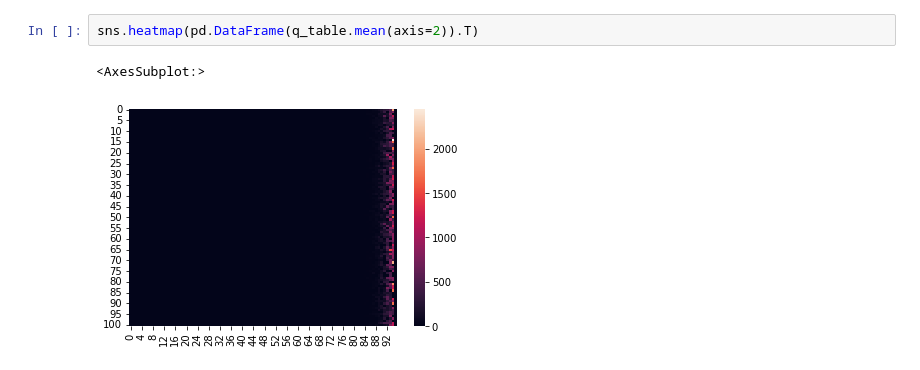
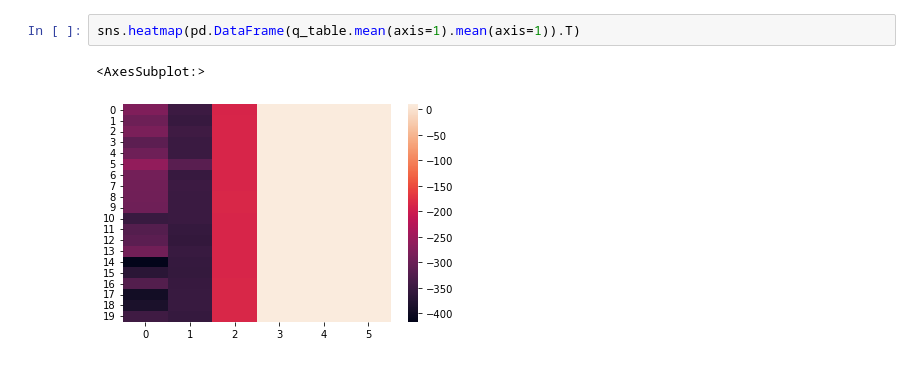
Before and after one commit to larloch10938/ucl_final_project, a Jupyter notebook: reinforcement/test3_gym.ipynb, the cells around one changed output. Cells and saved outputs as stored; diff of their text form.

```diff
--- a/reinforcement/test3_gym.ipynb
+++ b/reinforcement/test3_gym.ipynb
@@ -160,5 +242,5 @@ pd.DataFrame(q_table.mean(axis=1))
 # %%
-sns.heatmap(pd.DataFrame(q_table.mean(axis=2)).T)
+sns.heatmap(pd.DataFrame(q_table.mean(axis=1).mean(axis=1)).T)
 # %% [output]
 <AxesSubplot:>
-[figure, old version]
+[figure, new version]
```
Also changed, not shown: parts of 10 cells of this notebook.
